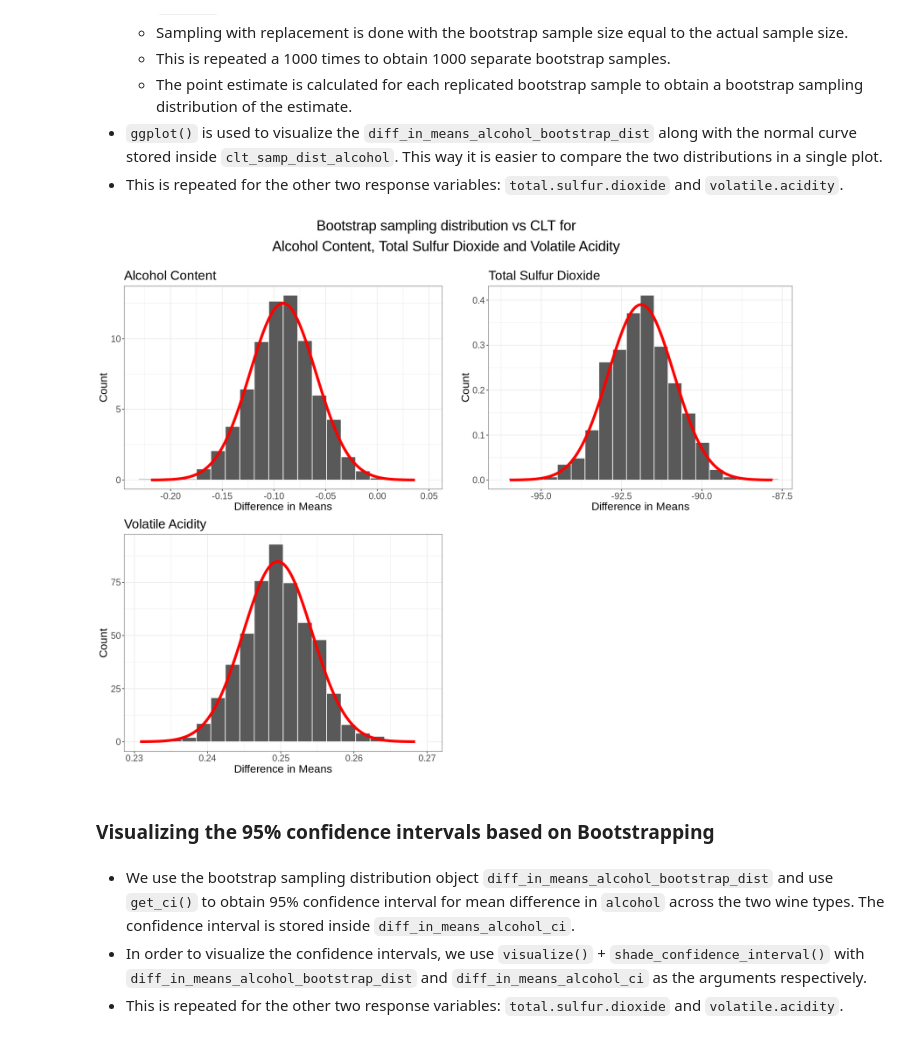
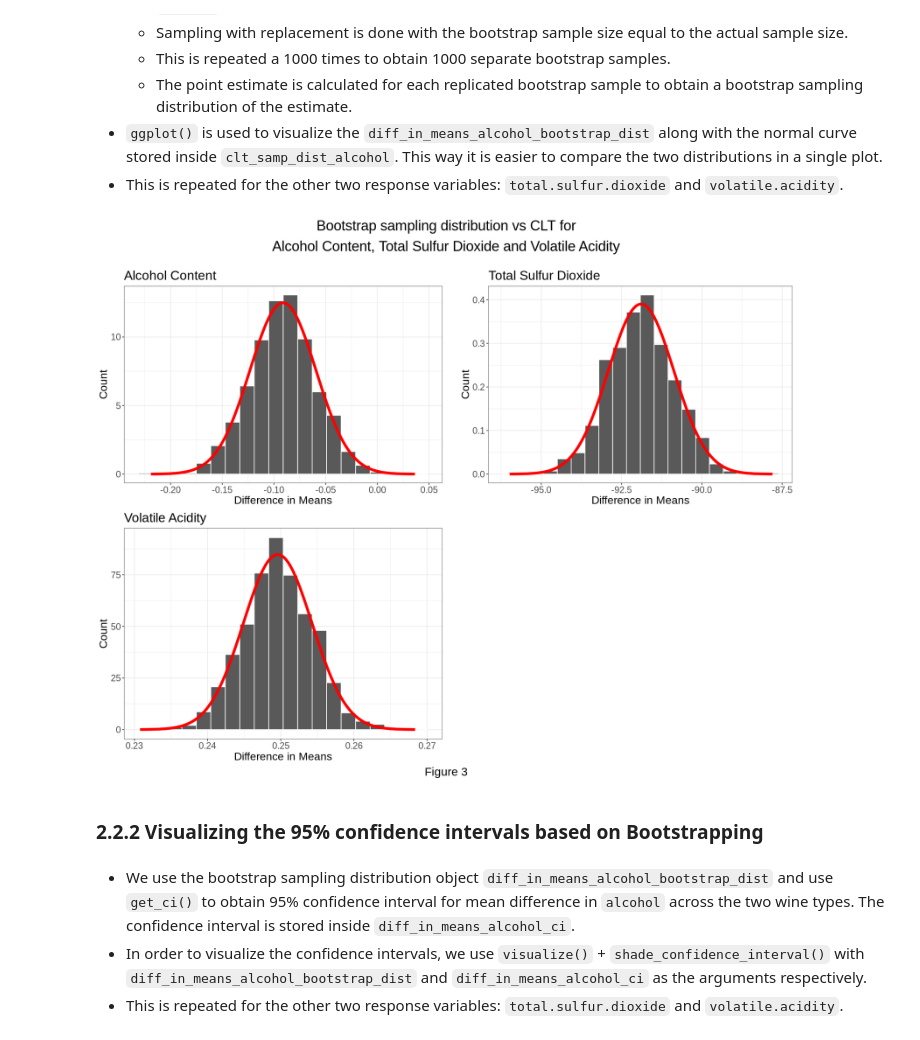
Before and after one commit to omertahi/STAT201-project, a Jupyter notebook: case_proposal.ipynb, the cells around one changed output. Drawn from its saved outputs; the diff is of its cells as text; code cells hidden in the pictures.

```diff
--- a/case_proposal.ipynb
+++ b/case_proposal.ipynb
@@ -377,37 +341,39 @@ diff_in_means_sulfur_plot <-
 
 ## Bootstrap sampling distribution with the normal curve for mean difference in volatile acidity
 # Obtain the bootstrap sampling distribution for mean difference in volatile acidity
 diff_in_means_acidity_bootstrap_dist <-
     wine_data |>
     specify(formula = volatile.acidity ~ type) |>
     generate(reps = 1000, type = "bootstrap") |>
     calculate(stat = "diff in means", order = c("red", "white"))
 
 # Plot the bootstrap sampling distribution vs the CLT estimates
 diff_in_means_acidity_plot <-
     diff_in_means_acidity_bootstrap_dist |>
     ggplot() +
     geom_histogram(aes(stat, ..density..), bins = 20, color = 'white') +
     geom_line(data = clt_samp_dist_acidity, aes(x, density), lwd = 2, color = "red") +
     theme(text = element_text(size = 20)) +
     labs(x = "Difference in Means", y = "Count", title = "Volatile Acidity") +
     theme_bw() +
     theme(axis.text=element_text(size=14),
           axis.title=element_text(size=17),
           plot.title = element_text(size=20))
 
 # Group all 3 bootstrap sampling distribution vs CLT estimates plots together
 grid.arrange(diff_in_means_alcohol_plot,
              diff_in_means_sulfur_plot,
              diff_in_means_acidity_plot,
              nrow = 2,
              ncol = 2,
              top = textGrob("Bootstrap sampling distribution vs CLT for\nAlcohol Content, Total Sulfur Dioxide and Volatile Acidity",
-                            gp=gpar(fontsize=22)))
+                            gp=gpar(fontsize=22)),
+             bottom = textGrob("Figure 3",
+                            gp=gpar(fontsize=18)))
 # %% [output]
-[figure, old version]
+[figure, new version]
 # %% [markdown]
-### Visualizing the 95% confidence intervals based on Bootstrapping
+### 2.2.2 Visualizing the 95% confidence intervals based on Bootstrapping
 # %% [markdown]
 * We use the bootstrap sampling distribution object `diff_in_means_alcohol_bootstrap_dist` and use `get_ci()` to obtain 95% confidence interval for mean difference in `alcohol` across the two wine types. The confidence interval is stored inside `diff_in_means_alcohol_ci`.
 * In order to visualize the confidence intervals, we use `visualize()` + `shade_confidence_interval()`  with `diff_in_means_alcohol_bootstrap_dist` and  `diff_in_means_alcohol_ci` as the arguments respectively.
```
Also changed, not shown: parts of 32 cells of this notebook.
